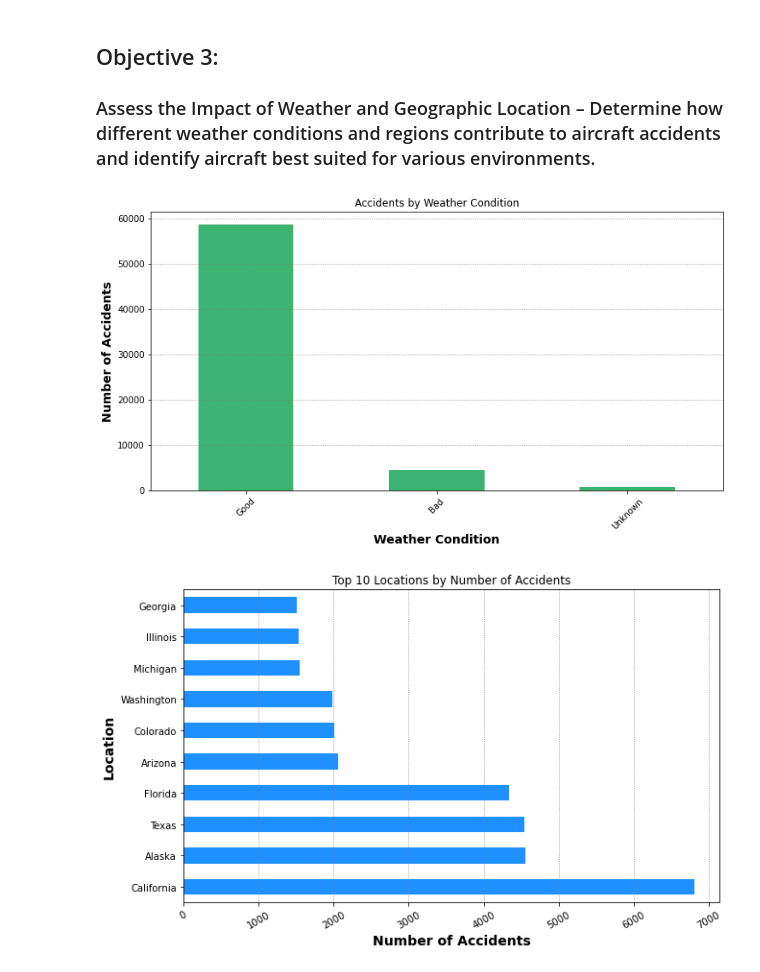
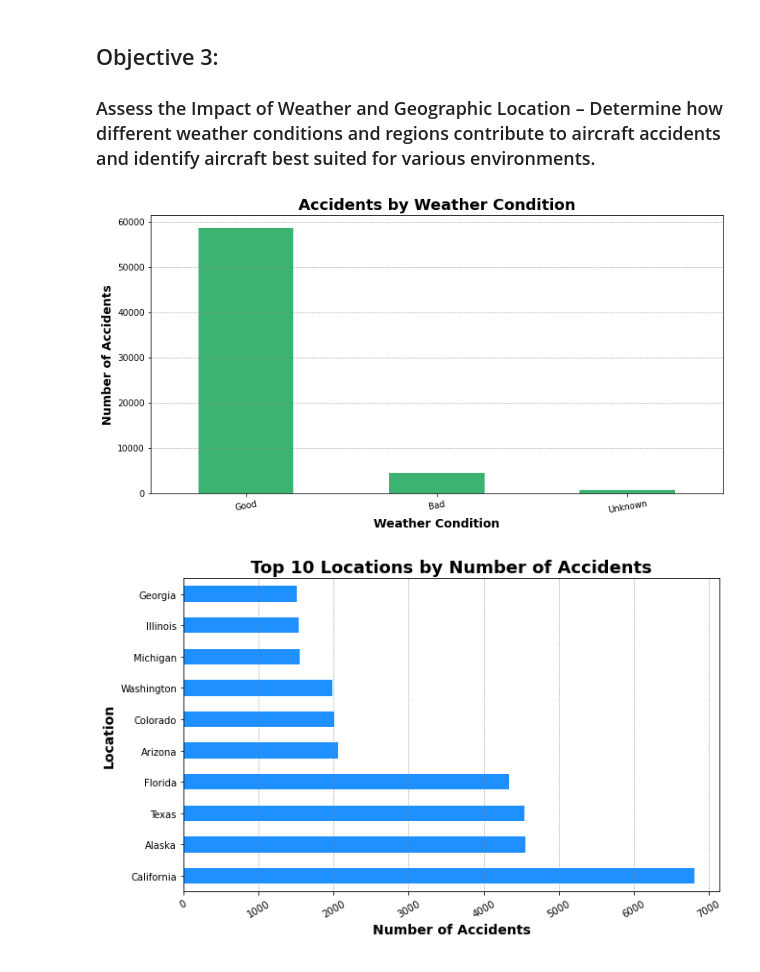
Before and after one commit to rurigi-waweru/dsfpt10-p1-dsc-phase-1-project, a Jupyter notebook: index.ipynb, the cells around one changed output. Saved outputs shown, nothing was run; the diff lists cells and outputs as text; code cells hidden in the pictures.

```diff
--- a/index.ipynb
+++ b/index.ipynb
@@ -1480,23 +1451,23 @@ plt.show()
 # %%
 # weather against count of accident
 # Step 1: Group by 'Weather-Condition' and count the accidents
 accidents_per_weather_condition = df.groupby('Weather-Condition').size()
 
 # Step 2: Plot a bar chart
 plt.figure(figsize=(12, 6))
 accidents_per_weather_condition.sort_values(ascending=False).plot(kind='bar', color='mediumseagreen')
 
 # labels and title
-plt.title('Accidents by Weather Condition')
+plt.title('Accidents by Weather Condition', fontsize=18, fontweight='bold')
 plt.xlabel('Weather Condition', fontsize=14, fontweight='bold')  # Make x-axis label bigger and bold
 plt.ylabel('Number of Accidents', fontsize=14, fontweight='bold')  # Make y-axis label bigger and bold
 
 # Rotate x-axis labels to avoid overlap
-plt.xticks(rotation=45)
+plt.xticks(rotation=10)
 plt.grid(axis='y', linestyle=':', color='gray')  # Dotted grid for y-axis
 plt.show()
 # %% [output]
-[figure, old version]
+[figure, new version]
 # %%
 # Location against count of accident
 # Step 1: Group by 'Location' and count the accidents
@@ -1510,7 +1481,7 @@ plt.figure(figsize=(10, 6))
 top_locations.plot(kind='barh', color='dodgerblue')
 
 # labels and title
-plt.title('Top 10 Locations by Number of Accidents')
+plt.title('Top 10 Locations by Number of Accidents', fontsize=18, fontweight='bold')
 plt.xlabel('Number of Accidents', fontsize=14, fontweight='bold')  # Make x-axis label bigger and bold
 plt.ylabel('Location', fontsize=14, fontweight='bold')  # Make y-axis label bigger and bold
 
@@ -1519,4 +1490,4 @@ plt.grid(axis='x', linestyle=':', color='gray')  # Dotted grid for x-axis
 plt.xticks(rotation=30)
 plt.show()
 # %% [output]
-[figure, old version]
+[figure, new version]
```
Also changed, not shown: parts of 8 cells of this notebook, 6 other files.
